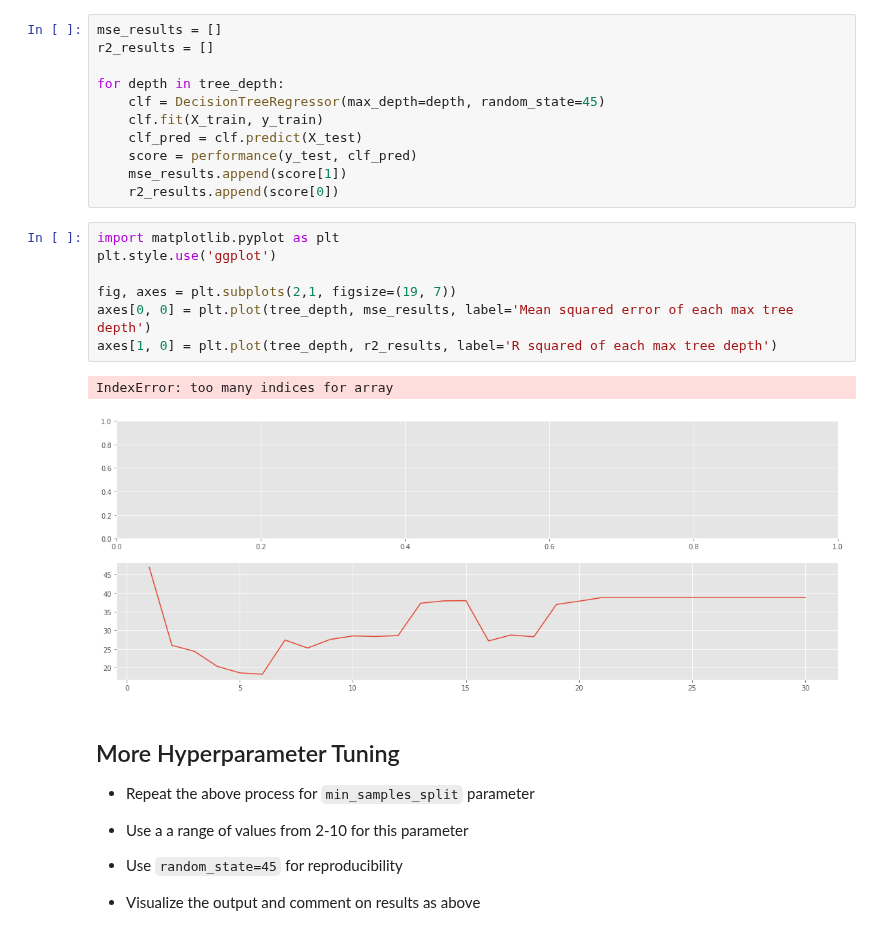
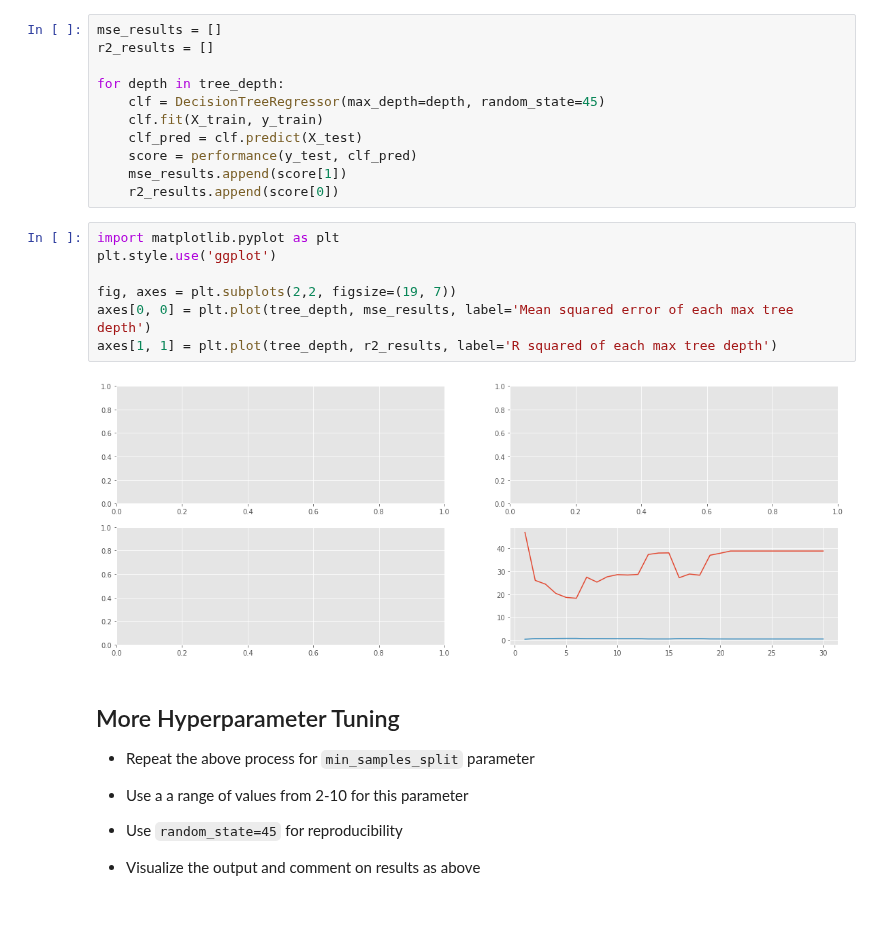
Before and after one commit to ColinFangshu/dsc-tuning-regression-trees-lab-seattle-ds-career-051319, a Jupyter notebook: index.ipynb, the cells around one changed output. Drawn from its saved outputs; the diff is of its cells as text.

```diff
--- a/index.ipynb
+++ b/index.ipynb
@@ -179,13 +179,12 @@ for depth in tree_depth:
 # %%
 import matplotlib.pyplot as plt
 plt.style.use('ggplot')
 
-fig, axes = plt.subplots(2,1, figsize=(19, 7))
+fig, axes = plt.subplots(2,2, figsize=(19, 7))
 axes[0, 0] = plt.plot(tree_depth, mse_results, label='Mean squared error of each max tree depth')
-axes[1, 0] = plt.plot(tree_depth, r2_results, label='R squared of each max tree depth')
+axes[1, 1] = plt.plot(tree_depth, r2_results, label='R squared of each max tree depth')
 # %% [output]
-IndexError: too many indices for array
-[figure, old version]
+[figure, new version]
 # %% [markdown]
 ## More Hyperparameter Tuning
 
```
